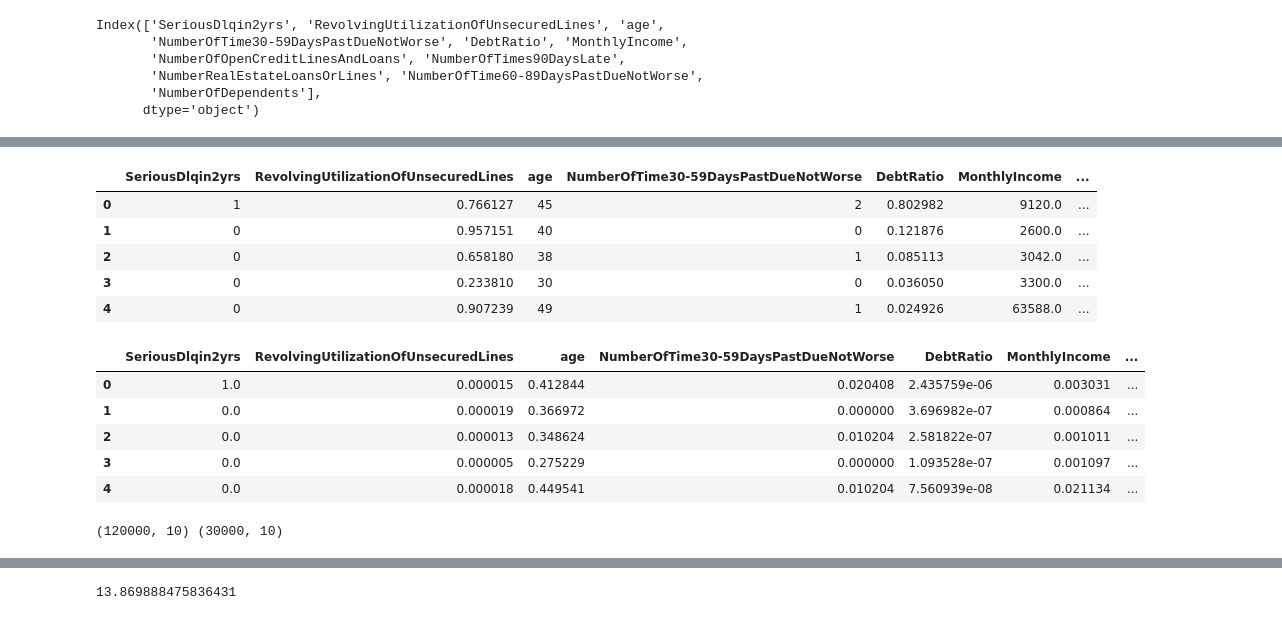
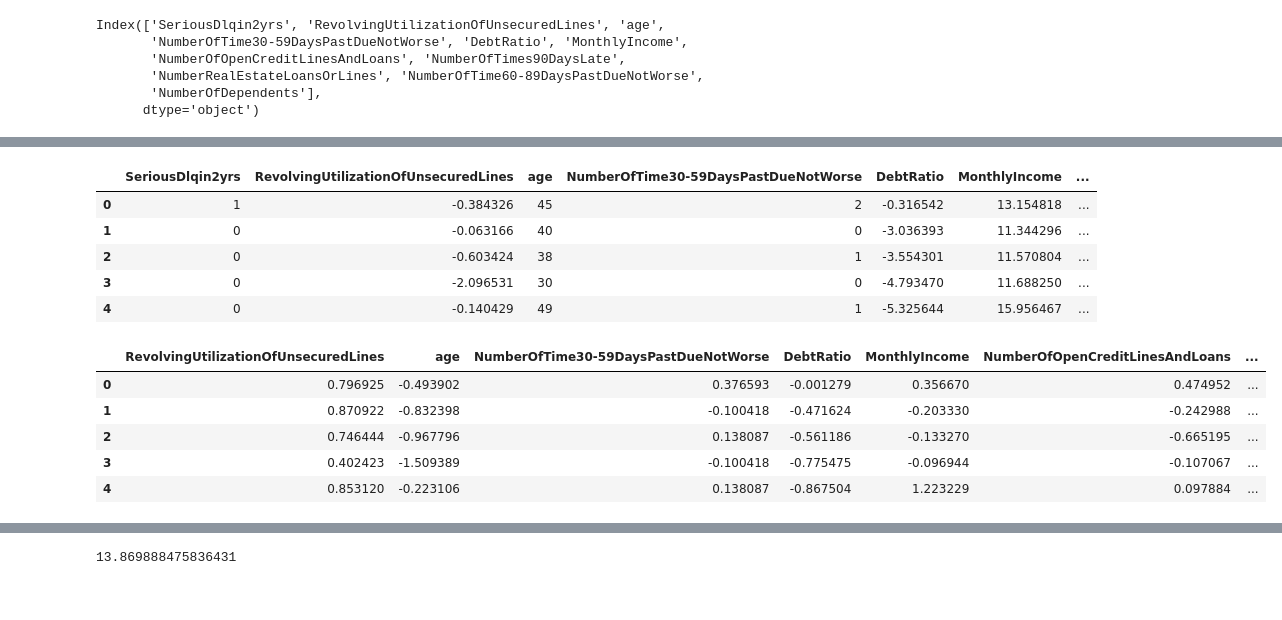
Before and after one commit to matvej-melikhov/notebooks, a Jupyter notebook: competitions/credit-scoring/scoring.ipynb, the cells around one changed output, grey strips where cells are left out. Cells and saved outputs as stored; diff of their text form; code cells hidden in the pictures.

```diff
--- a/competitions/credit-scoring/scoring.ipynb
+++ b/competitions/credit-scoring/scoring.ipynb
@@ -132,6 +107,9 @@ moda_imputer = SimpleImputer(strategy='most_frequent')
 df_train['MonthlyIncome'] = median_imputer.fit_transform(df_train[['MonthlyIncome']])
 df_train['NumberOfDependents'] = moda_imputer.fit_transform(df_train[['NumberOfDependents']])
 
+df_test['MonthlyIncome'] = median_imputer.transform(df_test[['MonthlyIncome']])
+df_test['NumberOfDependents'] = moda_imputer.transform(df_test[['NumberOfDependents']])
+
 df_train.isna().sum()
 # %% [output]
 SeriousDlqin2yrs                        0
@@ -190,2 +172,3 @@ Name: count, dtype: int64
 # %%
-df_train.query('age < 18').shape # нельзя взять кредит до 18 лет
+df_train.query('age < 18').shape # в тесте нет < 18 лет
+df_train = df_train.query('age >= 18')
@@ -362,12 +379,13 @@ plt.show()
 # %%
-# cols_to_transform = [
-#     'RevolvingUtilizationOfUnsecuredLines',
-#     'DebtRatio',
-#     'MonthlyIncome',
-#     'NumberOfOpenCreditLinesAndLoans'
-# ]
+cols_to_transform = [
+    'RevolvingUtilizationOfUnsecuredLines',
+    'DebtRatio',
+    'MonthlyIncome',
+    'NumberOfOpenCreditLinesAndLoans'
+]
 
-# df_train[cols_to_transform] = np.log2(df_train[cols_to_transform] + 1e-5)
+df_train[cols_to_transform] = np.log2(df_train[cols_to_transform] + 1e-5)
+df_test[cols_to_transform] = np.log2(df_test[cols_to_transform] + 1e-5)
 # %%
 fig, axs = plt.subplots(round(len(num_features) / 3), 3, figsize=(20, 10))
 
@@ -404,22 +422,27 @@ plt.show()
 df_train.head()
 # %% [output]
 |  | SeriousDlqin2yrs | RevolvingUtilizationOfUnsecuredLines | age | NumberOfTime30-59DaysPastDueNotWorse | DebtRatio | MonthlyIncome | ... |
-| 0 | 1 | 0.766127 | 45 | 2 | 0.802982 | 9120.0 | ... |
-| 1 | 0 | 0.957151 | 40 | 0 | 0.121876 | 2600.0 | ... |
-| 2 | 0 | 0.658180 | 38 | 1 | 0.085113 | 3042.0 | ... |
-| 3 | 0 | 0.233810 | 30 | 0 | 0.036050 | 3300.0 | ... |
-| 4 | 0 | 0.907239 | 49 | 1 | 0.024926 | 63588.0 | ... |
+| 0 | 1 | -0.384326 | 45 | 2 | -0.316542 | 13.154818 | ... |
+| 1 | 0 | -0.063166 | 40 | 0 | -3.036393 | 11.344296 | ... |
+| 2 | 0 | -0.603424 | 38 | 1 | -3.554301 | 11.570804 | ... |
+| 3 | 0 | -2.096531 | 30 | 0 | -4.793470 | 11.688250 | ... |
+| 4 | 0 | -0.140429 | 49 | 1 | -5.325644 | 15.956467 | ... |
+# %%
+X_train, y_train = df_train.drop('SeriousDlqin2yrs', axis=1), df_train['SeriousDlqin2yrs']
+X_test, y_test = df_test.drop('SeriousDlqin2yrs', axis=1), df_test['SeriousDlqin2yrs']
 # %%
-from sklearn.preprocessing import MinMaxScaler
+from sklearn.preprocessing import StandardScaler
 
-scaler = MinMaxScaler()
+scaler = StandardScaler()
 
-df_train = pd.DataFrame(scaler.fit_transform(df_train), columns=df_train.columns)
-df_train.head()
+X_train = pd.DataFrame(scaler.fit_transform(X_train), columns=X_train.columns)
+X_test = pd.DataFrame(scaler.transform(X_test), columns=X_test.columns)
+
+X_train.head()
 # %% [output]
-|  | SeriousDlqin2yrs | RevolvingUtilizationOfUnsecuredLines | age | NumberOfTime30-59DaysPastDueNotWorse | DebtRatio | MonthlyIncome | ... |
-| 0 | 1.0 | 0.000015 | 0.412844 | 0.020408 | 2.435759e-06 | 0.003031 | ... |
-| 1 | 0.0 | 0.000019 | 0.366972 | 0.000000 | 3.696982e-07 | 0.000864 | ... |
-| 2 | 0.0 | 0.000013 | 0.348624 | 0.010204 | 2.581822e-07 | 0.001011 | ... |
-| 3 | 0.0 | 0.000005 | 0.275229 | 0.000000 | 1.093528e-07 | 0.001097 | ... |
-| 4 | 0.0 | 0.000018 | 0.449541 | 0.010204 | 7.560939e-08 | 0.021134 | ... |
+|  | RevolvingUtilizationOfUnsecuredLines | age | NumberOfTime30-59DaysPastDueNotWorse | DebtRatio | MonthlyIncome | NumberOfOpenCreditLinesAndLoans | ... |
+| 0 | 0.796925 | -0.493902 | 0.376593 | -0.001279 | 0.356670 | 0.474952 | ... |
+| 1 | 0.870922 | -0.832398 | -0.100418 | -0.471624 | -0.203330 | -0.242988 | ... |
+| 2 | 0.746444 | -0.967796 | 0.138087 | -0.561186 | -0.133270 | -0.665195 | ... |
+| 3 | 0.402423 | -1.509389 | -0.100418 | -0.775475 | -0.096944 | -0.107067 | ... |
+| 4 | 0.853120 | -0.223106 | 0.138087 | -0.867504 | 1.223229 | 0.097884 | ... |
@@ -428,11 +449,9 @@ X, y = df_train.drop('SeriousDlqin2yrs', axis=1), df_train['SeriousDlqin2yrs']
 # %%
-from sklearn.model_selection import train_test_split
+# from sklearn.model_selection import train_test_split
 
-X_train, X_val, y_train, y_val = train_test_split(X, y, train_size=0.80, random_state=42)
+# X_train, X_val, y_train, y_val = train_test_split(X, y, train_size=0.80, random_state=42)
 
-print(X_train.shape, X_val.shape)
+# print(X_train.shape, X_val.shape)
-# %% [output]
-(120000, 10) (30000, 10)
 # %%
 y_train.value_counts(normalize=False)
 # %% [output]
```
Also changed, not shown: parts of 52 cells of this notebook.
